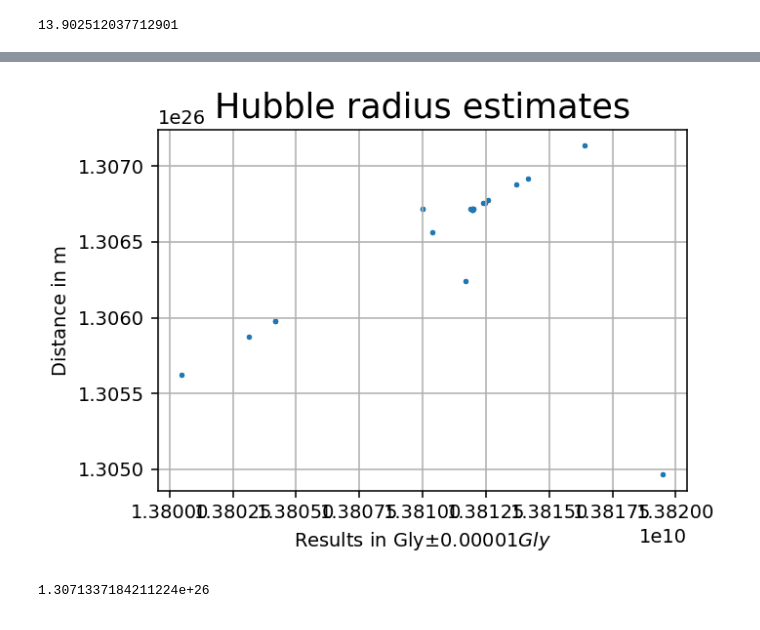
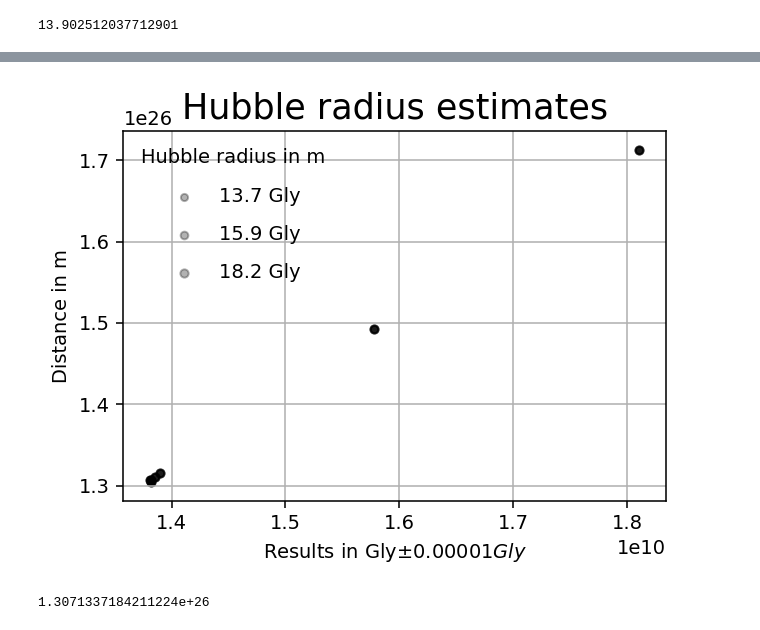
Before and after one commit to LaGuer/hubble-radius, a Jupyter notebook: hubble-radius.ipynb, the cells around one changed output, grey strips where cells are left out. Saved outputs shown, nothing was run; the diff lists cells and outputs as text; code cells hidden in the pictures.

```diff
--- a/hubble-radius.ipynb
+++ b/hubble-radius.ipynb
@@ -482,7 +505,7 @@ display.width = None
 
 #pd.set_option('display.width', 20)
 #pd.set_option('display.max_colwidth', None)
-df = pd.read_csv("hubble-table.csv", dtype = {"gly" : "float64","m" : "float64"}, skiprows = [19], sep = ",")
+df3 = pd.read_csv("hubble-table3.csv", dtype = {"gly" : "float64","m" : "float64"}, skiprows = [19], sep = ",")
 # %%
 #df.order(-gly, m)
 #df.sort_values(by='gly', axis=1, ascending=True, inplace=True)
@@ -508,16 +540,24 @@ df.iloc[:,[2,3]]
 # %%
 %matplotlib inline
 w = 5
 h = 3.5
 d = 140
 plt.figure(figsize=(w, h), dpi=d)
-plt.scatter(df.iloc[:,[2,2]], df.iloc[:,[3,3]], s=3 )
+#plt.scatter(df3.iloc[:,[2,2]], df3.iloc[:,[3,3]], label=None,
+#            c=np.log10(df3.iloc[:,[2,2]], df3.iloc[:,[3,3]]), cmap='viridis',
+#            s=area, linewidth=0, alpha=0.5)
+#plt.scatter(df3.iloc[:,[2,2]], df3.iloc[:,[3,3]], s=3 )
 plt.ylabel('Distance in m')
 plt.xlabel('Results in Gly$\pm 0.00001 Gly$')
 plt.title('Hubble radius estimates', fontsize=18, color="black")
+for area in [13.7, 15.9, 18.2]:
+    plt.scatter(df3.iloc[:,[2,2]], df3.iloc[:,[3,3]], c='k', alpha=0.3, s=area,
+                label=str(area) + ' Gly')
+plt.legend(scatterpoints=1, frameon=False, labelspacing=1, title='Hubble radius in m')
+#plt.colorbar(label='log$_{10}$(precision)')
 plt.grid()
 # %% [output]
-[figure, old version]
+[figure, new version]
 # %%
 import pandas as pd
 df = df.convert_dtypes(convert_integer=True)
```
Also changed, not shown: parts of 15 cells of this notebook.
